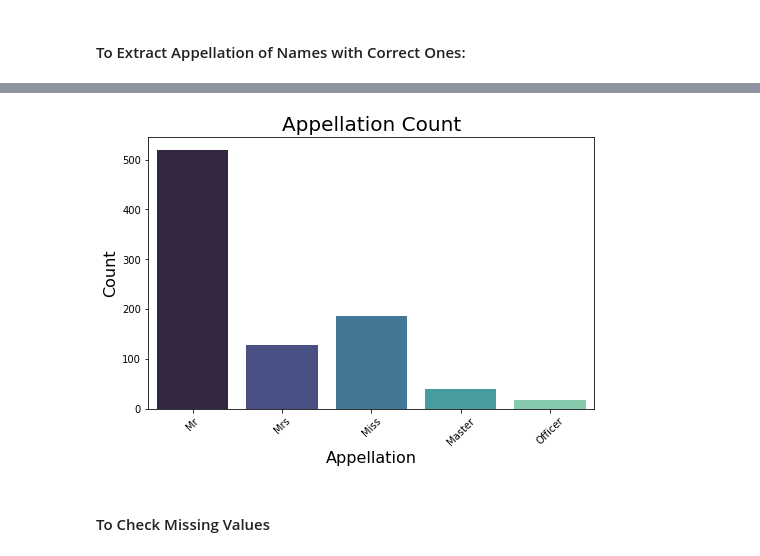
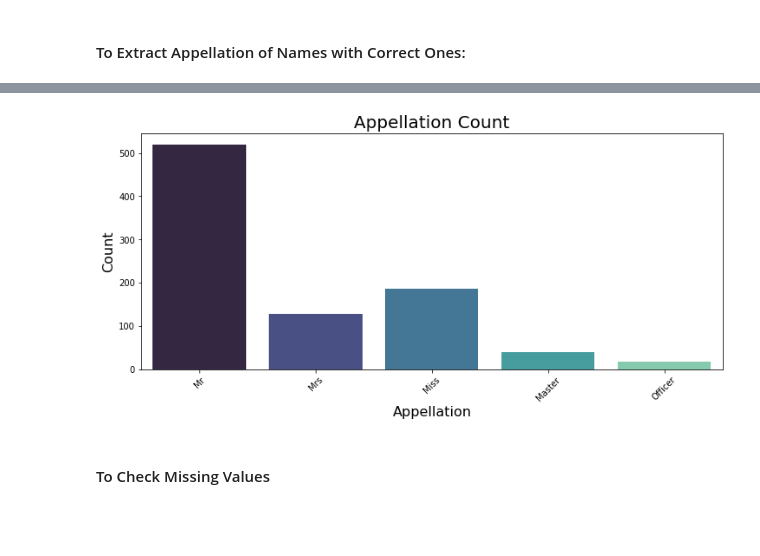
Before and after one commit to ElifKarakutukDinc/Titanic-EDA, a Jupyter notebook: EDA-function.ipynb, the cells around one changed output, grey strips where cells are left out. Drawn from its saved outputs; the diff is of its cells as text; code cells hidden in the pictures; blank space fills up the shorter version.

Commit message:
modified countplot function

```diff
--- a/EDA-function.ipynb
+++ b/EDA-function.ipynb
@@ -186,19 +186,29 @@ df_train.head(3)
 | 2 | 3 | 1 | 3 | Heikkinen, Miss. Laina | female | 26.0 | 0 | 0 | STON/O2. 3101282 | 7.9250 | ... |
 # %%
 # Defining the figure size of our graphic
-def countplot_viz(data,xlabel_column,ylabel_column,title):
-    plt.figure(figsize=(8,5))
+def countplot_viz(data,xcolumn,xlabel,ylabel,title):
+    """
+    This function gets a Python Pandas dataframe and visualize a countplot.
+    :param df: Dataframe to be analyze
+    :param xcolumn: This column shows x axis column.
+    :param xlabel: It shows name of x axis column.
+    :param ylabel: It shows name of y axis column.
+    :param title: This column shows name of graph.
+    :return: This function doesn't return anything.
 
-    sns.countplot(x=xlabel_column, data=data, palette="mako")
-    plt.xlabel(xlabel_column, fontsize=16) #seting the xtitle and size
-    plt.ylabel(ylabel_column, fontsize=16) # Seting the ytitle and size
+    """
+    plt.figure(figsize=(12,5))
+
+    sns.countplot(x=xcolumn, data=data, palette="mako")
+    plt.xlabel(xlabel, fontsize=16) #seting the xtitle and size
+    plt.ylabel(ylabel, fontsize=16) # Seting the ytitle and size
     plt.title(title, fontsize=20)
     plt.xticks(rotation=45)
     plt.show()
 # %%
-countplot_viz(df_train,"Appellation","Count","Appellation Count")
+countplot_viz(df_train,"Appellation","Appellation","Count","Appellation Count")
 # %% [output]
-[figure, old version]
+[figure, new version]
 # %% [markdown]
 #### To Check Missing Values
 # %%
```
Also changed, not shown: parts of 5 cells of this notebook.
